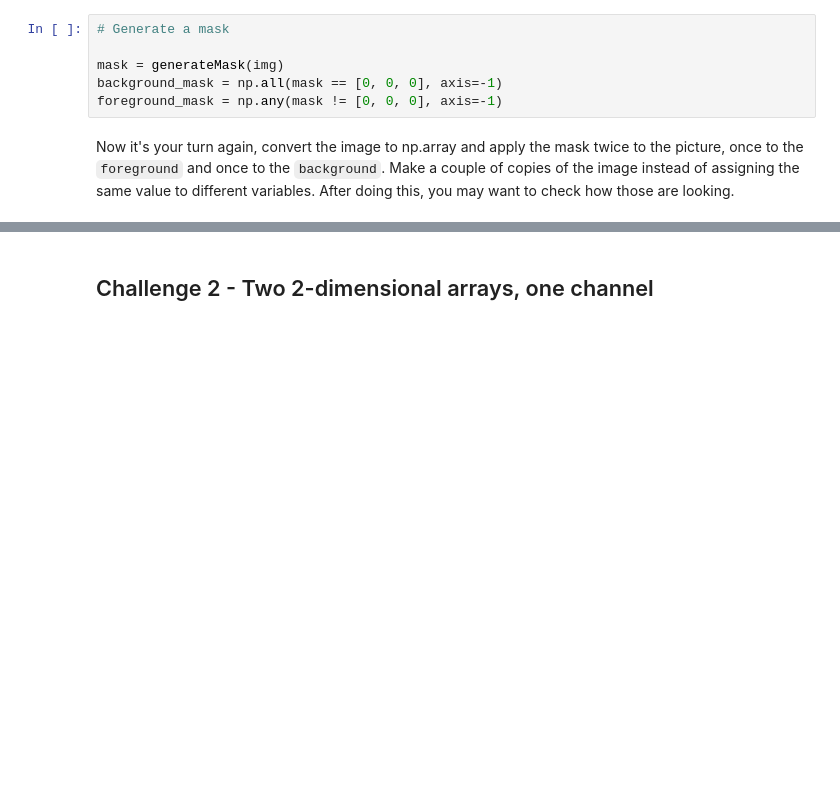
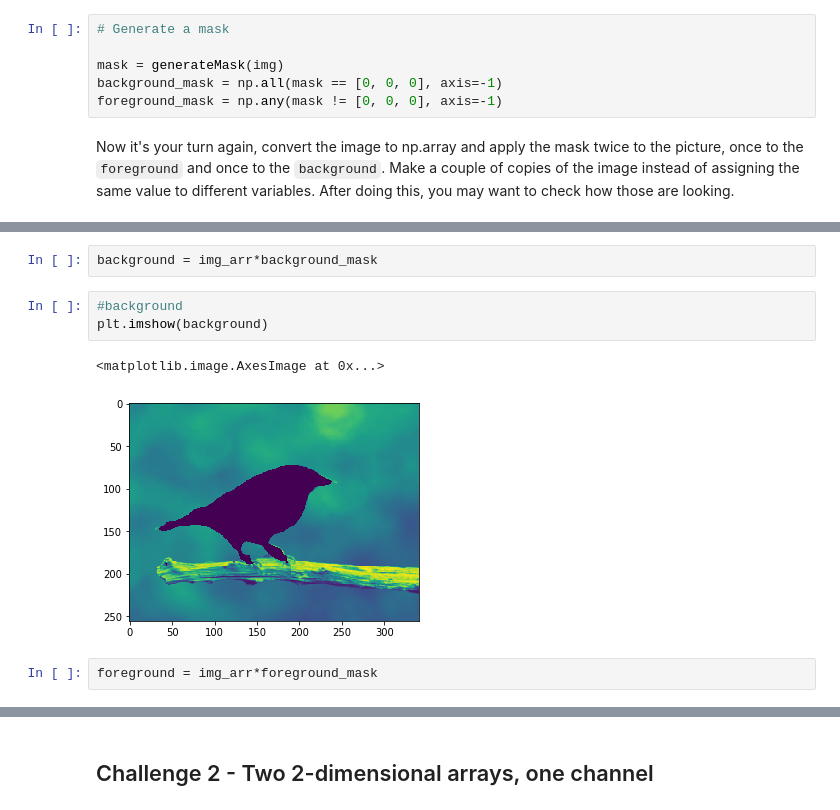
Before and after one commit to Carolinacastioni/lab-image-segmentation, a Jupyter notebook: main.ipynb, the cells around one changed output, grey strips where cells are left out. Saved outputs shown, nothing was run; the diff lists cells and outputs as text; blank space fills up the shorter version.

```diff
--- a/main.ipynb
+++ b/main.ipynb
@@ -102,0 +97,10 @@ Now it's your turn again, convert the image to np.array and apply the mask twice
+# %%
+background = img_arr*background_mask
+# %%
+#background
+plt.imshow(background)
+# %% [output]
+<matplotlib.image.AxesImage at 0x...>
+[figure, added]
+# %%
+foreground = img_arr*foreground_mask
```
Also changed, not shown: parts of 46 cells of this notebook.
